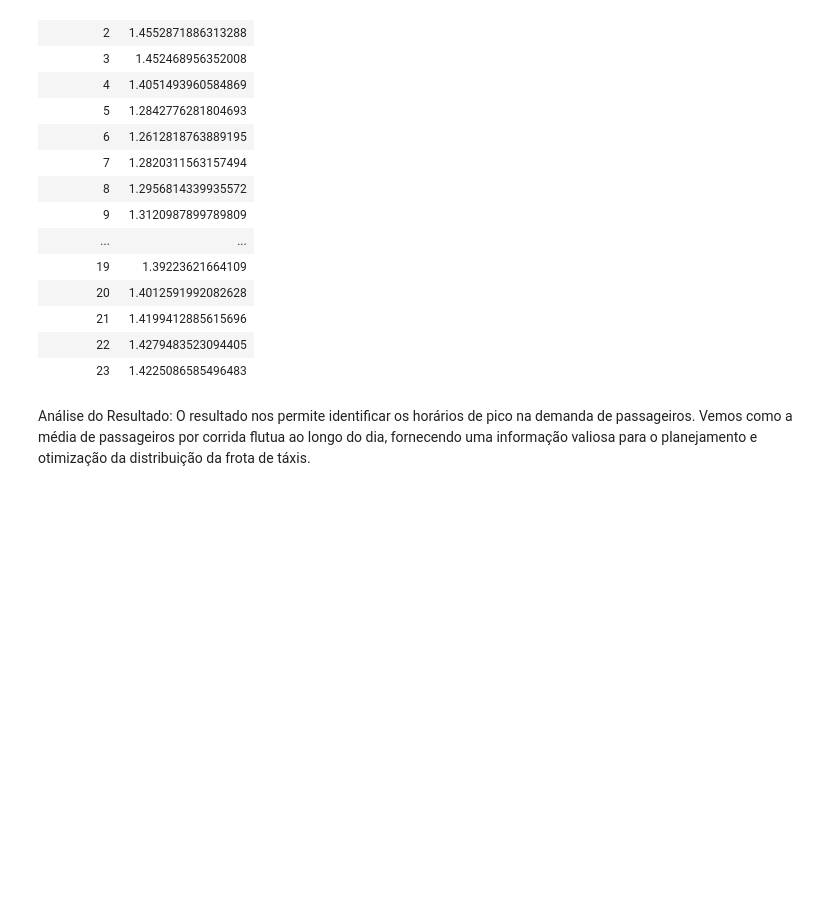
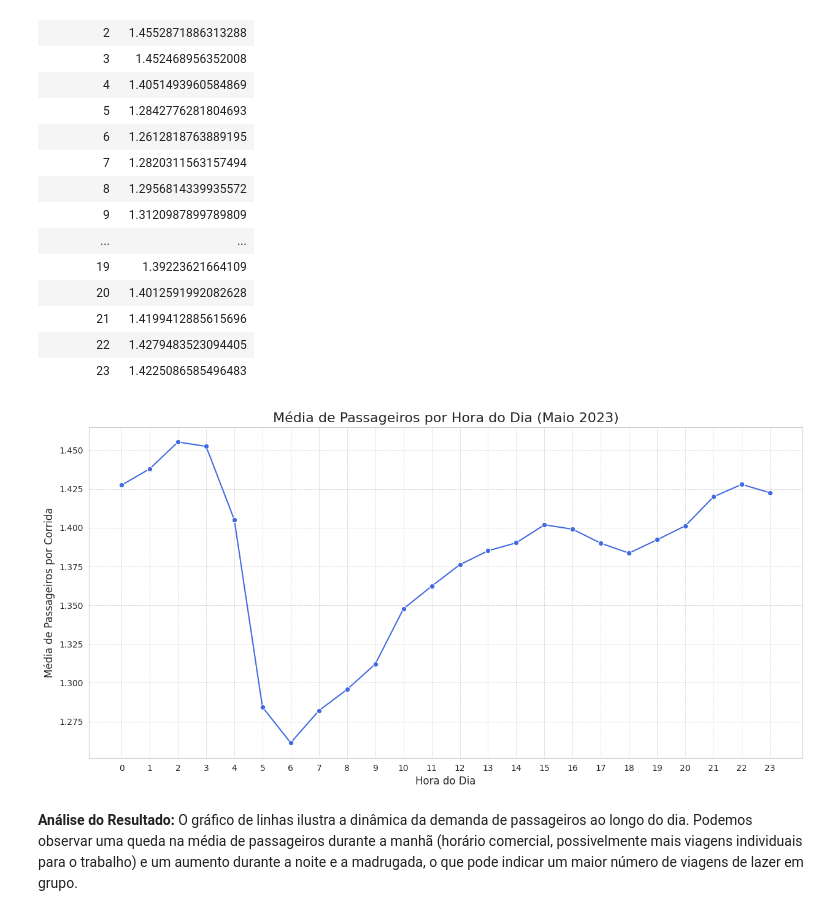
Before and after one commit to jwell91/ifood-case, a Jupyter notebook: analysis/analises.ipynb, the cells around one changed output. Drawn from its saved outputs; the diff is of its cells as text; code cells hidden in the pictures; blank space fills up the shorter version.

```diff
--- a/analysis/analises.ipynb
+++ b/analysis/analises.ipynb
@@ -62,5 +164,21 @@ ORDER BY
 | 21 | 1.4199412885615696 |
 | 22 | 1.4279483523094405 |
 | 23 | 1.4225086585496483 |
-# %% [markdown]
-Análise do Resultado: O resultado nos permite identificar os horários de pico na demanda de passageiros. Vemos como a média de passageiros por corrida flutua ao longo do dia, fornecendo uma informação valiosa para o planejamento e otimização da distribuição da frota de táxis.
+# %%
+%python
+# Obtendo o resultado da última query SQL para plotagem
+result_q2_df = _sqldf
+pandas_q2_df = result_q2_df.toPandas()
+
+plt.figure(figsize=(15, 7))
+ax = sns.lineplot(x='hora_do_dia', y='media_de_passageiros', data=pandas_q2_df, marker='o', color='royalblue')
+ax.set_title('Média de Passageiros por Hora do Dia (Maio 2023)', fontsize=16)
+ax.set_xlabel('Hora do Dia', fontsize=12)
+ax.set_ylabel('Média de Passageiros por Corrida', fontsize=12)
+ax.set_xticks(range(0, 24)) # Garante que todos os ticks de hora sejam mostrados
+plt.grid(True, which='both', linestyle='--', linewidth=0.5)
+plt.show()
+# %% [output]
+[figure, added]
+# %% [markdown]
+**Análise do Resultado:** O gráfico de linhas ilustra a dinâmica da demanda de passageiros ao longo do dia. Podemos observar uma queda na média de passageiros durante a manhã (horário comercial, possivelmente mais viagens individuais para o trabalho) e um aumento durante a noite e a madrugada, o que pode indicar um maior número de viagens de lazer em grupo.
```
Also changed, not shown: parts of 20 cells of this notebook, 2 other files.
